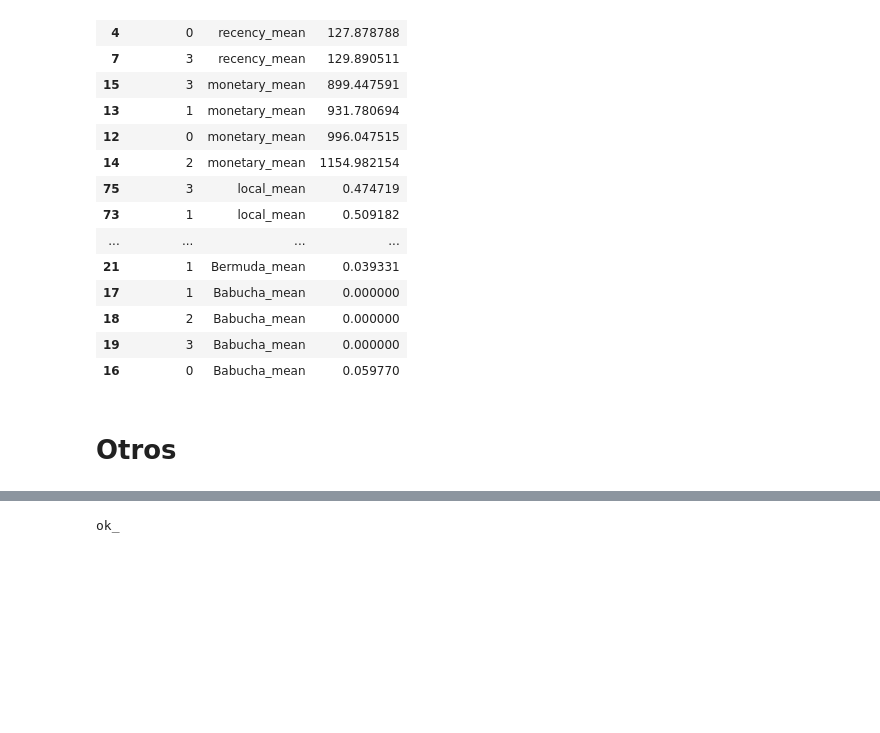
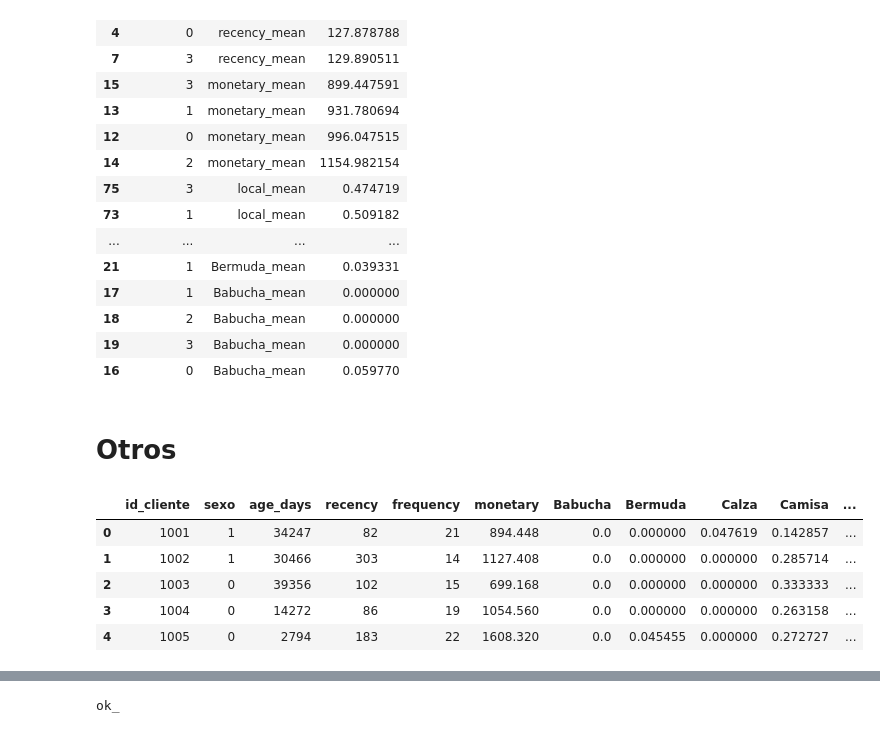
Before and after one commit to oecorrechag/Project-Australia, a Jupyter notebook: notebooks/4.0_graficos.ipynb, the cells around one changed output, grey strips where cells are left out. Cells and saved outputs as stored; diff of their text form; code cells hidden in the pictures; blank space fills up the shorter version.

```diff
--- a/notebooks/4.0_graficos.ipynb
+++ b/notebooks/4.0_graficos.ipynb
@@ -293,3 +298,12 @@ fig = px.box(df_gmm, y='Mini', x='group_gmm',  color='group_gmm',
 fig.show()
 # %% [markdown]
 # Otros
+# %%
+df.head()
+# %% [output]
+|  | id_cliente | sexo | age_days | recency | frequency | monetary | Babucha | Bermuda | Calza | Camisa | ... |
+| 0 | 1001 | 1 | 34247 | 82 | 21 | 894.448 | 0.0 | 0.000000 | 0.047619 | 0.142857 | ... |
+| 1 | 1002 | 1 | 30466 | 303 | 14 | 1127.408 | 0.0 | 0.000000 | 0.000000 | 0.285714 | ... |
+| 2 | 1003 | 0 | 39356 | 102 | 15 | 699.168 | 0.0 | 0.000000 | 0.000000 | 0.333333 | ... |
+| 3 | 1004 | 0 | 14272 | 86 | 19 | 1054.560 | 0.0 | 0.000000 | 0.000000 | 0.263158 | ... |
+| 4 | 1005 | 0 | 2794 | 183 | 22 | 1608.320 | 0.0 | 0.045455 | 0.000000 | 0.272727 | ... |
```
Also changed, not shown: parts of 5 cells of this notebook.
